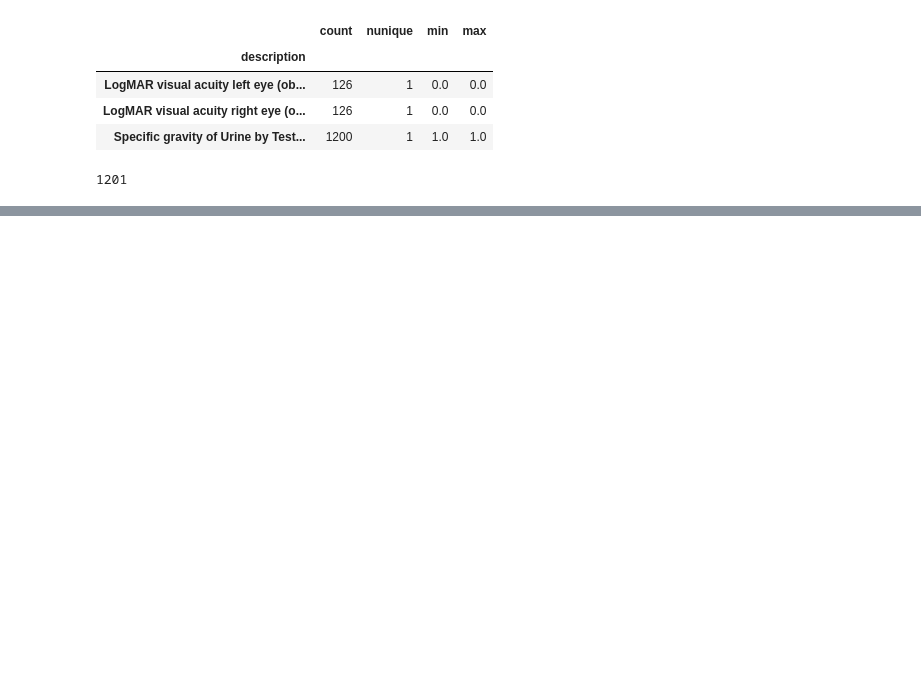
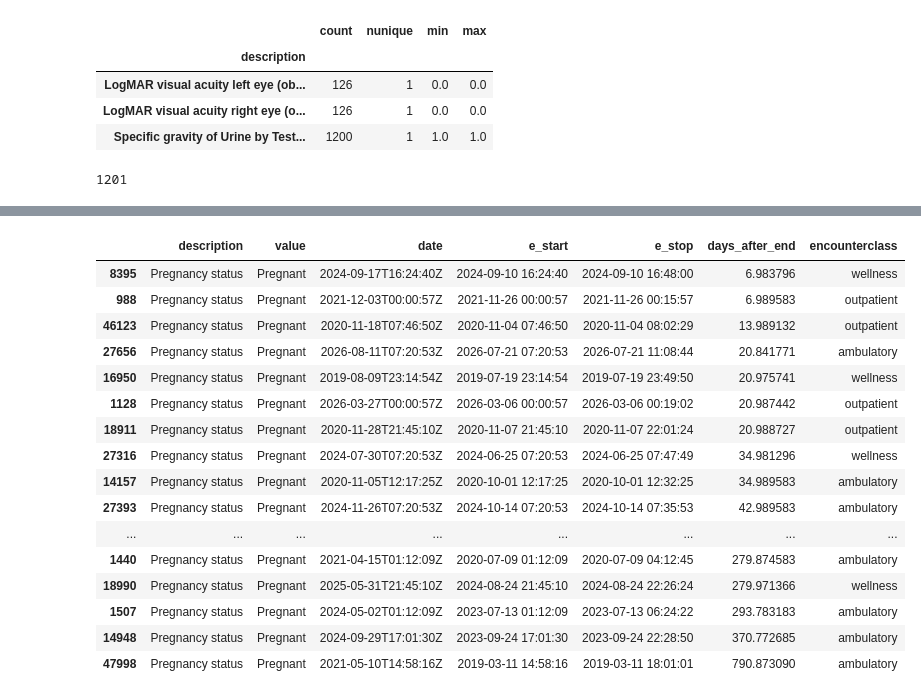
Before and after one commit to filfish2007-cav/Hospital_LLM, a Jupyter notebook: DataCleaning_EDA.ipynb, the cells around one changed output, grey strips where cells are left out. Cells and saved outputs as stored; diff of their text form; code cells hidden in the pictures; blank space fills up the shorter version.

```diff
--- a/DataCleaning_EDA.ipynb
+++ b/DataCleaning_EDA.ipynb
@@ -2840,0 +2943,11 @@ print(obs['suspect_value_flag'].sum())      # 1 + 1,200 = 1,201
+# %%
+unit_fixes = {
+    ('5803-2',  '[pH]'):  'pH',
+    ('33914-3', 'mL/min'): 'mL/min/{1.73_m2}',
+    ('89579-7', 'pg/mL'): 'ng/L',          # equivalent, no value change
+}
+for (code, old), new in unit_fixes.items():
+    hit = (obs['code'] == code) & (obs['units'] == old)
+    print(code, old, '->', new, hit.sum(), "rows")
+    obs.loc[hit, 'units'] = new
+print("Codes with >1 unit now:", (obs.groupby('code')['units'].nunique() > 1).sum())   # 9
@@ -2840,0 +2959,3 @@ print(obs['suspect_value_flag'].sum())      # 1 + 1,200 = 1,201
+# %%
+obs = obs[obs['description'] != 'Address'].copy()
+print(len(obs))     # 117,502 - 1,525 = 115,977
@@ -2840,0 +2964,4 @@ print(obs['suspect_value_flag'].sum())      # 1 + 1,200 = 1,201
+# %%
+pretty = {'mm[Hg]': 'mmHg', 'Cel': '°C', 'a': 'years', '/a': 'per year', '/min': 'per minute',
+          '10*3/uL': '10^3/µL', '10*6/uL': '10^6/µL', 'ug/dL': 'µg/dL', 'ug/L': 'µg/L', 'ug/mL': 'µg/mL'}
+obs['units_display'] = obs['units'].replace(pretty)
@@ -2840,0 +3080,65 @@ print(obs['suspect_value_flag'].sum())      # 1 + 1,200 = 1,201
+# %%
+obs = obs.reset_index(drop=True)
+pt  = data['patients']
+enc = data['encounters']
+
+# 1. Format and parsing
+obs['date_dt'] = pd.to_datetime(obs['date'], utc=True, errors='coerce').dt.tz_localize(None)
+print("Null dates:", obs['date'].isna().sum(),
+      "| unparsed:", (obs['date_dt'].isna() & obs['date'].notna()).sum(),
+      "| not ISO 'YYYY-MM-DDTHH:MM:SSZ':",
+      (~obs['date'].str.fullmatch(r'\d{4}-\d{2}-\d{2}T\d{2}:\d{2}:\d{2}Z', na=False)).sum())
+print("Range:", obs['date_dt'].min(), "→", obs['date_dt'].max())
+
+# 2. Future dates
+now = pd.Timestamp.now(tz='UTC').tz_localize(None)
+print("Future observations:", (obs['date_dt'] > now).sum())
+
+# 3. Birth / death (patient dates are date-only, so use a 1-day tolerance)
+tol = pd.Timedelta(days=1)
+c = obs.merge(pt[['id', 'birthdate', 'deathdate']].rename(columns={'id': 'pid'}),
+              left_on='patient', right_on='pid', how='left')
+dead = c['deathdate'].notna()
+print("\nNo matching patient:", c['birthdate'].isna().sum())
+print("Before birth (strict / tolerance):", (c['date_dt'] < c['birthdate']).sum(), "/",
+      (c['date_dt'] < c['birthdate'] - tol).sum())
+print("After death  (strict / tolerance):", (dead & (c['date_dt'] > c['deathdate'])).sum(), "/",
+      (dead & (c['date_dt'] > c['deathdate'] + tol)).sum())
+after = c[dead & (c['date_dt'] > c['deathdate'] + tol)]
+print(after['description'].str[:45].value_counts())
+
+# 4. Encounter link and timeframe
+e = enc[['id', 'start', 'stop', 'patient', 'encounterclass']].copy()
+e['e_start'] = pd.to_datetime(e['start'], utc=True).dt.tz_localize(None)
+e['e_stop']  = pd.to_datetime(e['stop'],  utc=True).dt.tz_localize(None)
+e = e.rename(columns={'id': 'eid', 'patient': 'e_patient'})
+m = c.merge(e[['eid', 'e_start', 'e_stop', 'e_patient', 'encounterclass']],
+            left_on='encounter', right_on='eid', how='left')
+has_enc = m['encounter'].notna()
+print("\nNo encounter:", (~has_enc).sum(), "| orphan encounter IDs:", (has_enc & m['eid'].isna()).sum(),
+      "| patient differs from encounter's:", (has_enc & (m['patient'] != m['e_patient'])).sum())
+print(m.loc[~has_enc, 'description'].value_counts())
+
+w = m[has_enc]
+print("\nChecked against encounter:", len(w))
+print("Before encounter start:", (w['date_dt'] < w['e_start']).sum(),
+      "| inside:", ((w['date_dt'] >= w['e_start']) & (w['date_dt'] <= w['e_stop'])).sum(),
+      "| after end:", (w['date_dt'] > w['e_stop']).sum())
+for label, t in [('1 minute', pd.Timedelta(minutes=1)), ('1 hour', pd.Timedelta(hours=1)), ('1 day', pd.Timedelta(days=1))]:
+    print(f"After encounter end by more than {label}:", (w['date_dt'] > w['e_stop'] + t).sum())
+
+late = w[w['date_dt'] > w['e_stop'] + pd.Timedelta(minutes=1)].copy()
+late['hours_after_end'] = (late['date_dt'] - late['e_stop']).dt.total_seconds() / 3600
+print(late['hours_after_end'].describe().round(1))
+print(late['category'].value_counts())
+print(late['description'].str[:45].value_counts().head(8))
+
+# 5. Flag observations more than 1 day after their encounter ended
+far = w[w['date_dt'] > w['e_stop'] + tol].copy()
+far['days_after_end'] = (far['date_dt'] - far['e_stop']).dt.total_seconds() / 86400
+obs['date_outside_encounter_flag'] = False
+obs.loc[far.index, 'date_outside_encounter_flag'] = True          # m keeps obs' row order and index
+print("\n>1 day after encounter:", len(far), far['description'].value_counts().to_dict())
+display(far[['description', 'value', 'date', 'e_start', 'e_stop', 'days_after_end', 'encounterclass']]
+        .sort_values('days_after_end'))
+# %% [output]
@@ -2840,0 +3162,17 @@ print(obs['suspect_value_flag'].sum())      # 1 + 1,200 = 1,201
+|  | description | value | date | e_start | e_stop | days_after_end | encounterclass |
+| 8395 | Pregnancy status | Pregnant | 2024-09-17T16:24:40Z | 2024-09-10 16:24:40 | 2024-09-10 16:48:00 | 6.983796 | wellness |
+| 988 | Pregnancy status | Pregnant | 2021-12-03T00:00:57Z | 2021-11-26 00:00:57 | 2021-11-26 00:15:57 | 6.989583 | outpatient |
+| 46123 | Pregnancy status | Pregnant | 2020-11-18T07:46:50Z | 2020-11-04 07:46:50 | 2020-11-04 08:02:29 | 13.989132 | outpatient |
+| 27656 | Pregnancy status | Pregnant | 2026-08-11T07:20:53Z | 2026-07-21 07:20:53 | 2026-07-21 11:08:44 | 20.841771 | ambulatory |
+| 16950 | Pregnancy status | Pregnant | 2019-08-09T23:14:54Z | 2019-07-19 23:14:54 | 2019-07-19 23:49:50 | 20.975741 | wellness |
+| 1128 | Pregnancy status | Pregnant | 2026-03-27T00:00:57Z | 2026-03-06 00:00:57 | 2026-03-06 00:19:02 | 20.987442 | outpatient |
+| 18911 | Pregnancy status | Pregnant | 2020-11-28T21:45:10Z | 2020-11-07 21:45:10 | 2020-11-07 22:01:24 | 20.988727 | outpatient |
+| 27316 | Pregnancy status | Pregnant | 2024-07-30T07:20:53Z | 2024-06-25 07:20:53 | 2024-06-25 07:47:49 | 34.981296 | wellness |
+| 14157 | Pregnancy status | Pregnant | 2020-11-05T12:17:25Z | 2020-10-01 12:17:25 | 2020-10-01 12:32:25 | 34.989583 | ambulatory |
+| 27393 | Pregnancy status | Pregnant | 2024-11-26T07:20:53Z | 2024-10-14 07:20:53 | 2024-10-14 07:35:53 | 42.989583 | ambulatory |
+| ... | ... | ... | ... | ... | ... | ... | ... |
+| 1440 | Pregnancy status | Pregnant | 2021-04-15T01:12:09Z | 2020-07-09 01:12:09 | 2020-07-09 04:12:45 | 279.874583 | ambulatory |
+| 18990 | Pregnancy status | Pregnant | 2025-05-31T21:45:10Z | 2024-08-24 21:45:10 | 2024-08-24 22:26:24 | 279.971366 | wellness |
+| 1507 | Pregnancy status | Pregnant | 2024-05-02T01:12:09Z | 2023-07-13 01:12:09 | 2023-07-13 06:24:22 | 293.783183 | ambulatory |
+| 14948 | Pregnancy status | Pregnant | 2024-09-29T17:01:30Z | 2023-09-24 17:01:30 | 2023-09-24 22:28:50 | 370.772685 | ambulatory |
+| 47998 | Pregnancy status | Pregnant | 2021-05-10T14:58:16Z | 2019-03-11 14:58:16 | 2019-03-11 18:01:01 | 790.873090 | ambulatory |
```
Also changed, not shown: parts of 19 cells of this notebook.
